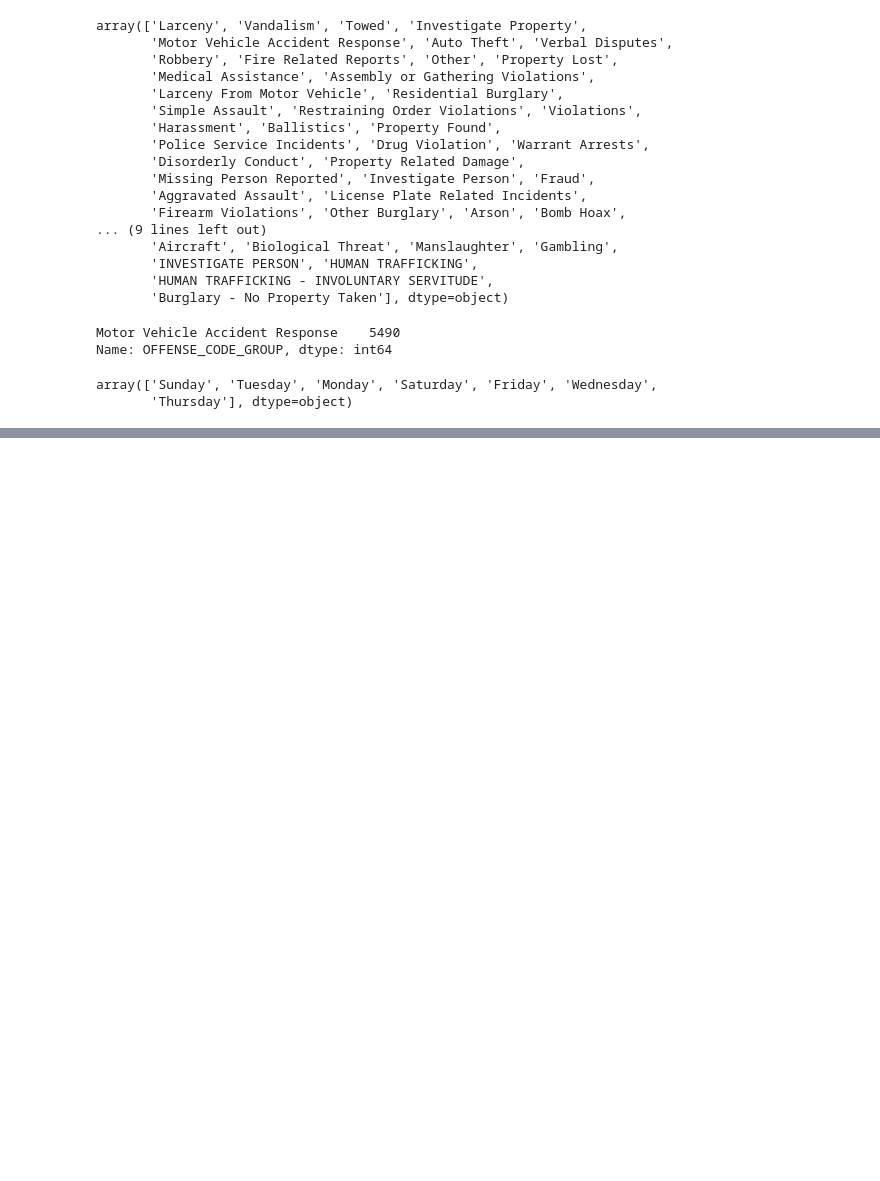
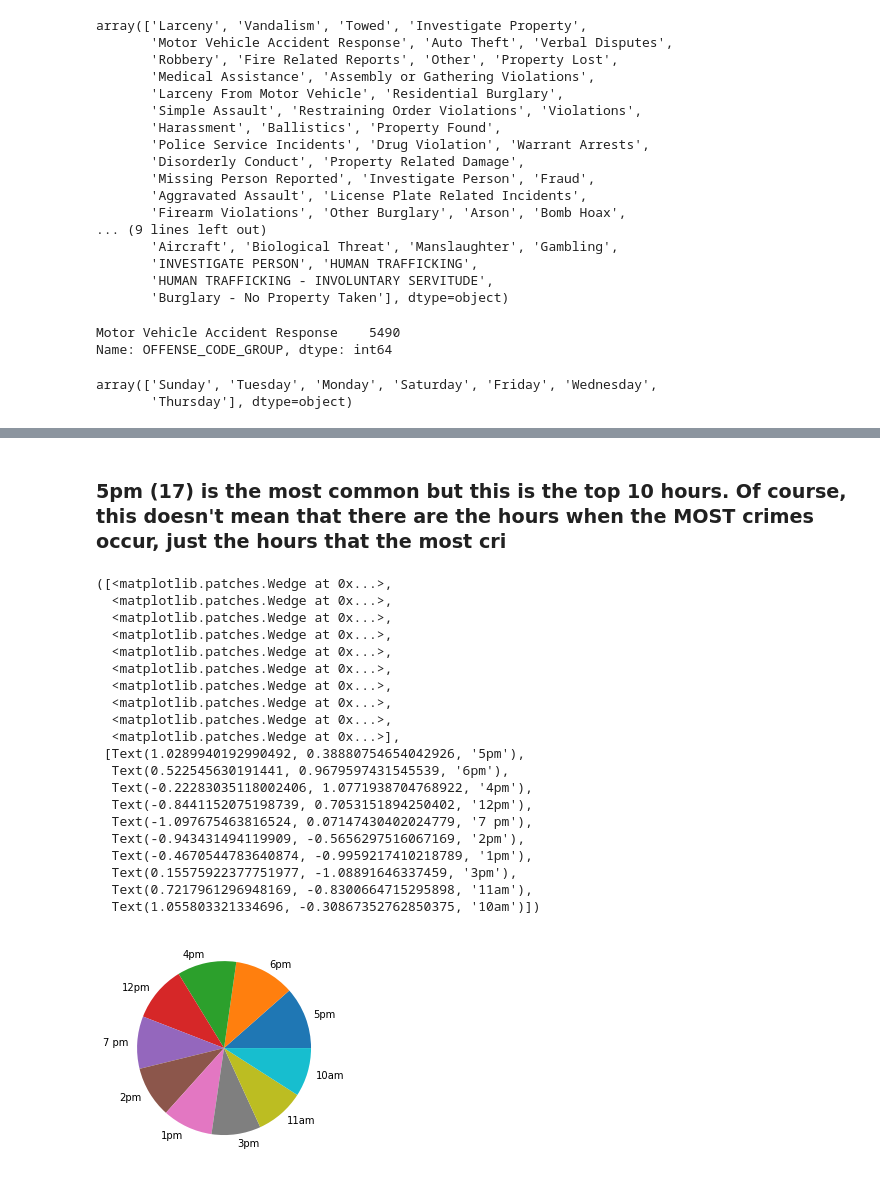
Before and after one commit to cburbridge24/data-science-2022F, a Jupyter notebook: unit3/crime_project/boston-crime-project.ipynb, the cells around one changed output, grey strips where cells are left out. Saved outputs shown, nothing was run; the diff lists cells and outputs as text; code cells hidden in the pictures; blank space fills up the shorter version.

```diff
--- a/unit3/crime_project/boston-crime-project.ipynb
+++ b/unit3/crime_project/boston-crime-project.ipynb
@@ -324,0 +327,3 @@ array(['Sunday', 'Tuesday', 'Monday', 'Saturday', 'Friday', 'Wednesday',
+# %%
+hour = crimes['HOUR'].value_counts().head(10)
+hour
@@ -324,0 +342,26 @@ array(['Sunday', 'Tuesday', 'Monday', 'Saturday', 'Friday', 'Wednesday',
+# %% [markdown]
+### 5pm (17) is the most common but this is the top 10 hours. Of course, this doesn't mean that there are the hours when the MOST crimes occur, just the hours that the most cri
+# %%
+plt.pie(hour, labels = ['5pm', '6pm', '4pm','12pm', '7 pm', '2pm', '1pm', '3pm', '11am', '10am'])
+# %% [output]
+([<matplotlib.patches.Wedge at 0x...>,
+  <matplotlib.patches.Wedge at 0x...>,
+  <matplotlib.patches.Wedge at 0x...>,
+  <matplotlib.patches.Wedge at 0x...>,
+  <matplotlib.patches.Wedge at 0x...>,
+  <matplotlib.patches.Wedge at 0x...>,
+  <matplotlib.patches.Wedge at 0x...>,
+  <matplotlib.patches.Wedge at 0x...>,
+  <matplotlib.patches.Wedge at 0x...>,
+  <matplotlib.patches.Wedge at 0x...>],
+ [Text(1.0289940192990492, 0.38880754654042926, '5pm'),
+  Text(0.522545630191441, 0.9679597431545539, '6pm'),
+  Text(-0.22283035118002406, 1.0771938704768922, '4pm'),
+  Text(-0.8441152075198739, 0.7053151894250402, '12pm'),
+  Text(-1.097675463816524, 0.07147430402024779, '7 pm'),
+  Text(-0.943431494119909, -0.5656297516067169, '2pm'),
+  Text(-0.4670544783640874, -0.9959217410218789, '1pm'),
+  Text(0.15575922377751977, -1.08891646337459, '3pm'),
+  Text(0.7217961296948169, -0.8300664715295898, '11am'),
+  Text(1.055803321334696, -0.30867352762850375, '10am')])
+[figure, added]
```
Also changed, not shown: parts of 2 cells of this notebook.
